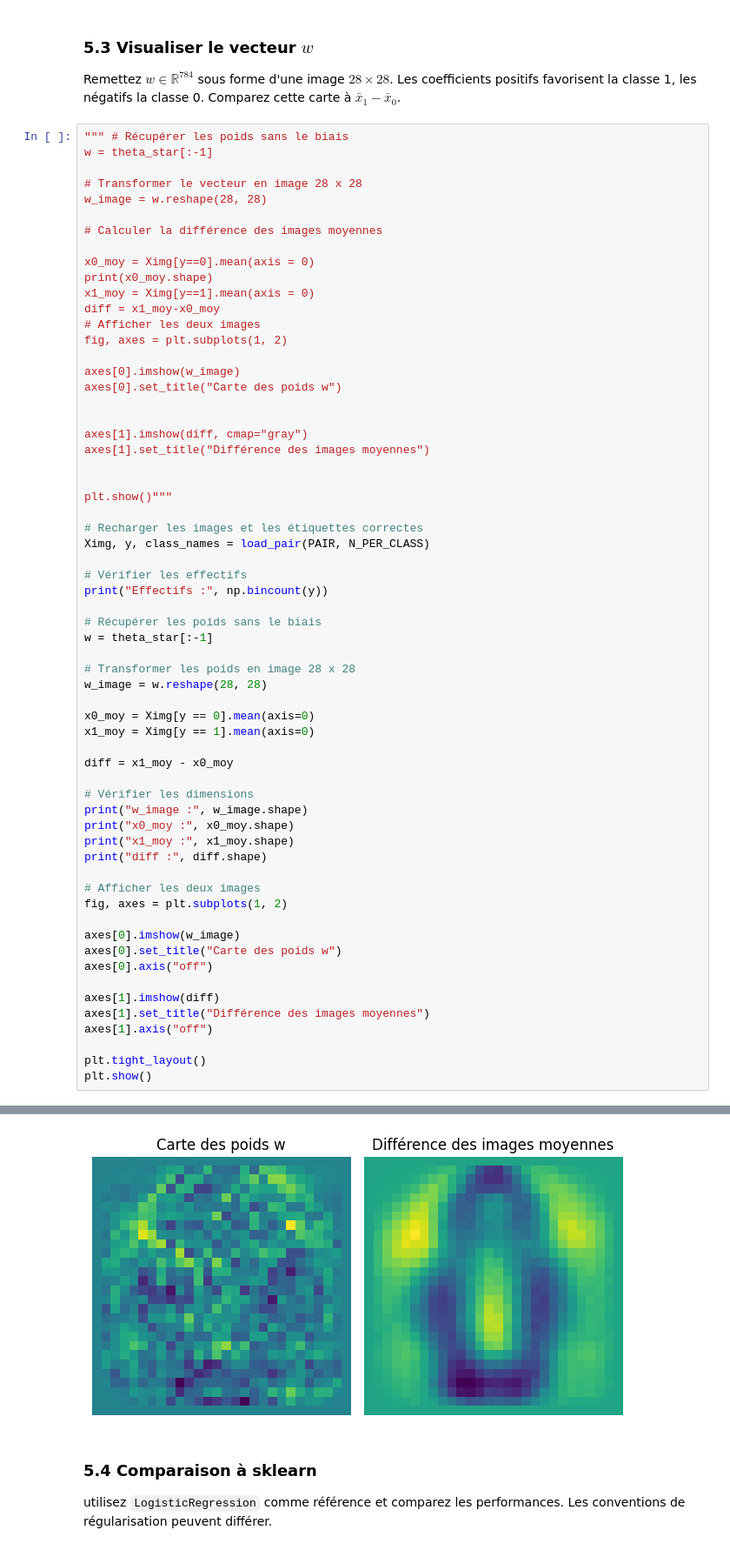
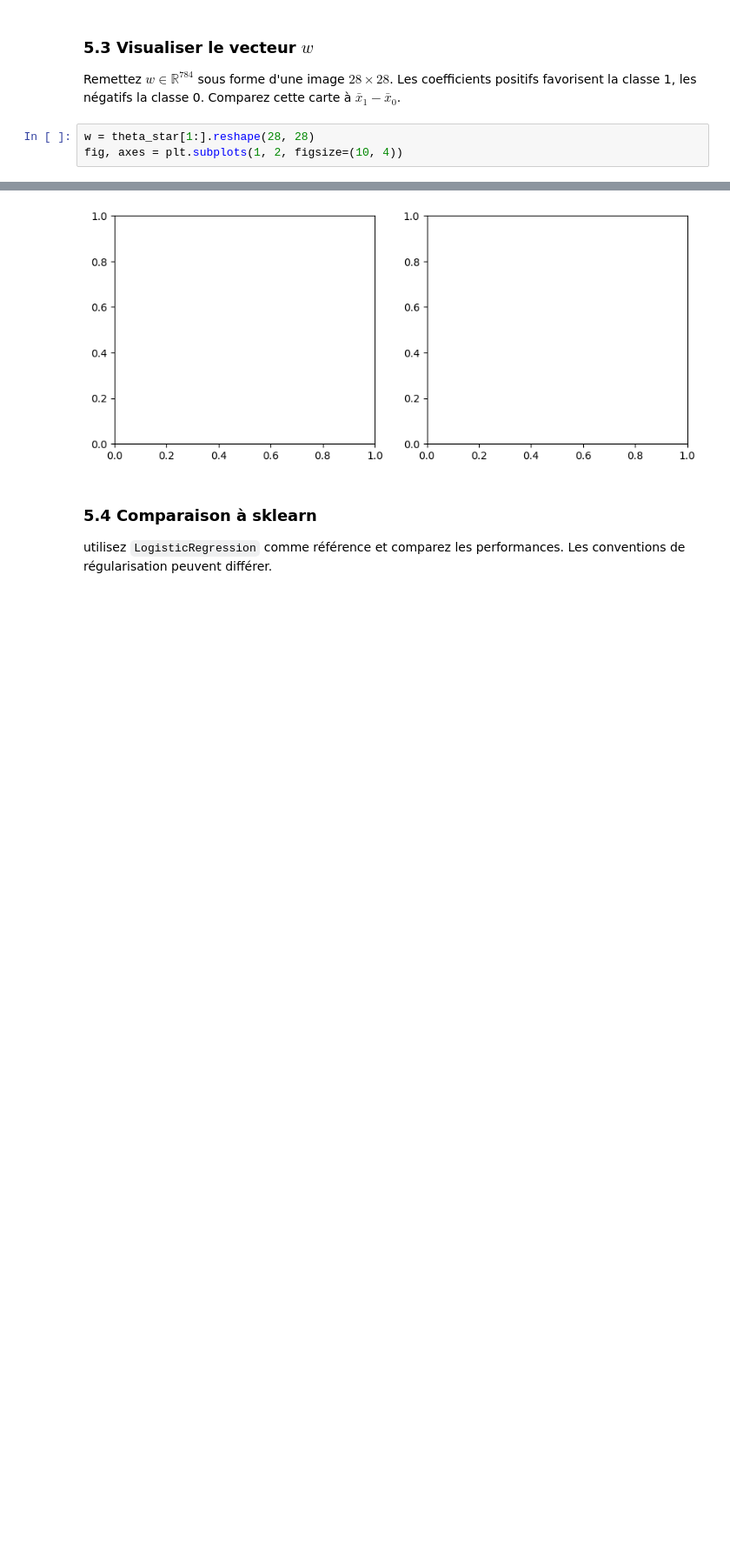
Before and after one commit to antoinecassou/3GMO1, a Jupyter notebook: Projet_QuickDraw_Sujet.ipynb, the cells around one changed output, grey strips where cells are left out. Shown at 87% size. Saved outputs shown, nothing was run; the diff lists cells and outputs as text; blank space fills up the shorter version.

```diff
--- a/Projet_QuickDraw_Sujet.ipynb
+++ b/Projet_QuickDraw_Sujet.ipynb
@@ -885,65 +764,6 @@ if len(wrong):
 ### 5.3 Visualiser le vecteur $w$
 Remettez $w\in\mathbb{R}^{784}$ sous forme d'une image $28\times28$. Les coefficients positifs favorisent la classe 1, les négatifs la classe 0. Comparez cette carte à $\bar x_1-\bar x_0$.
 # %%
-""" # Récupérer les poids sans le biais
-w = theta_star[:-1]
-
-# Transformer le vecteur en image 28 x 28
-w_image = w.reshape(28, 28)
-
-# Calculer la différence des images moyennes
-
-x0_moy = Ximg[y==0].mean(axis = 0)
-print(x0_moy.shape)
-x1_moy = Ximg[y==1].mean(axis = 0)
-diff = x1_moy-x0_moy
-# Afficher les deux images
-fig, axes = plt.subplots(1, 2)
-
-axes[0].imshow(w_image)
-axes[0].set_title("Carte des poids w")
-
-
-axes[1].imshow(diff, cmap="gray")
-axes[1].set_title("Différence des images moyennes")
-
-
-plt.show()"""
-
-# Recharger les images et les étiquettes correctes
-Ximg, y, class_names = load_pair(PAIR, N_PER_CLASS)
-
-# Vérifier les effectifs
-print("Effectifs :", np.bincount(y))
-
-# Récupérer les poids sans le biais
-w = theta_star[:-1]
-
-# Transformer les poids en image 28 x 28
-w_image = w.reshape(28, 28)
-
-x0_moy = Ximg[y == 0].mean(axis=0)
-x1_moy = Ximg[y == 1].mean(axis=0)
-
-diff = x1_moy - x0_moy
-
-# Vérifier les dimensions
-print("w_image :", w_image.shape)
-print("x0_moy :", x0_moy.shape)
-print("x1_moy :", x1_moy.shape)
-print("diff :", diff.shape)
-
-# Afficher les deux images
-fig, axes = plt.subplots(1, 2)
-
-axes[0].imshow(w_image)
-axes[0].set_title("Carte des poids w")
-axes[0].axis("off")
-
-axes[1].imshow(diff)
-axes[1].set_title("Différence des images moyennes")
-axes[1].axis("off")
-
-plt.tight_layout()
-plt.show()
+w = theta_star[1:].reshape(28, 28)
+fig, axes = plt.subplots(1, 2, figsize=(10, 4))
 # %% [output]
@@ -955,4 +770,4 @@ diff : (28, 28)
-[figure, old version]
+[figure, new version]
 # %% [markdown]
 ### 5.4 Comparaison à sklearn
 
```
Also changed, not shown: parts of 23 cells of this notebook, 1 other file.
